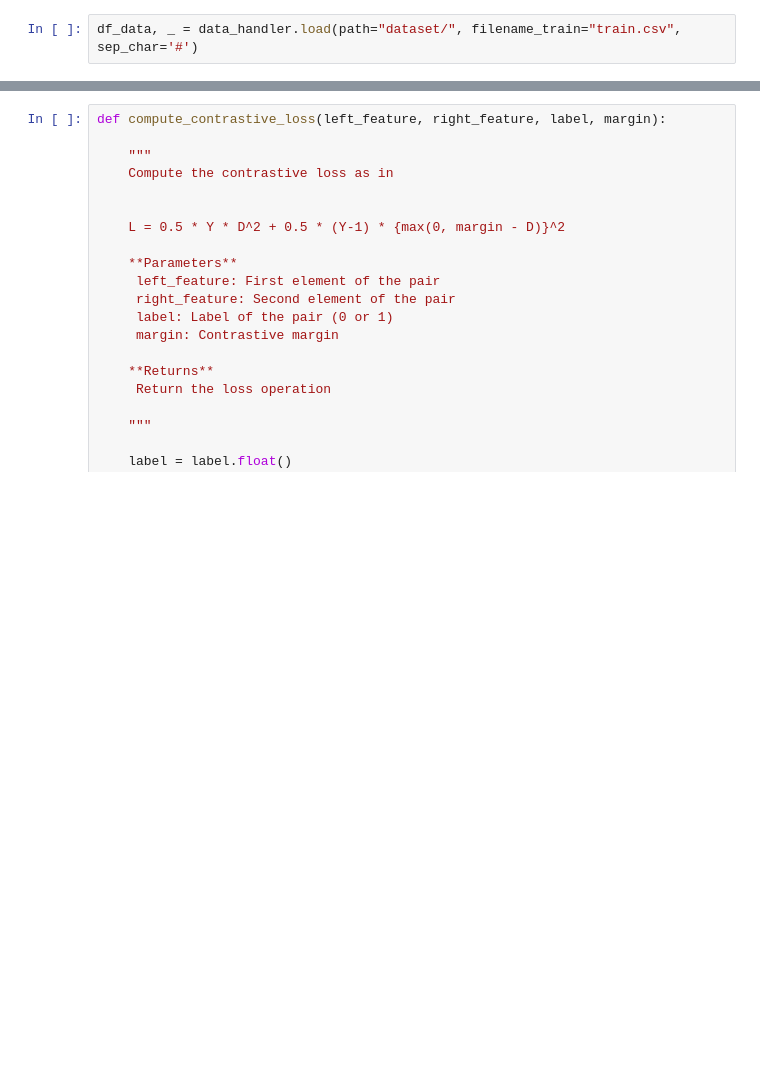
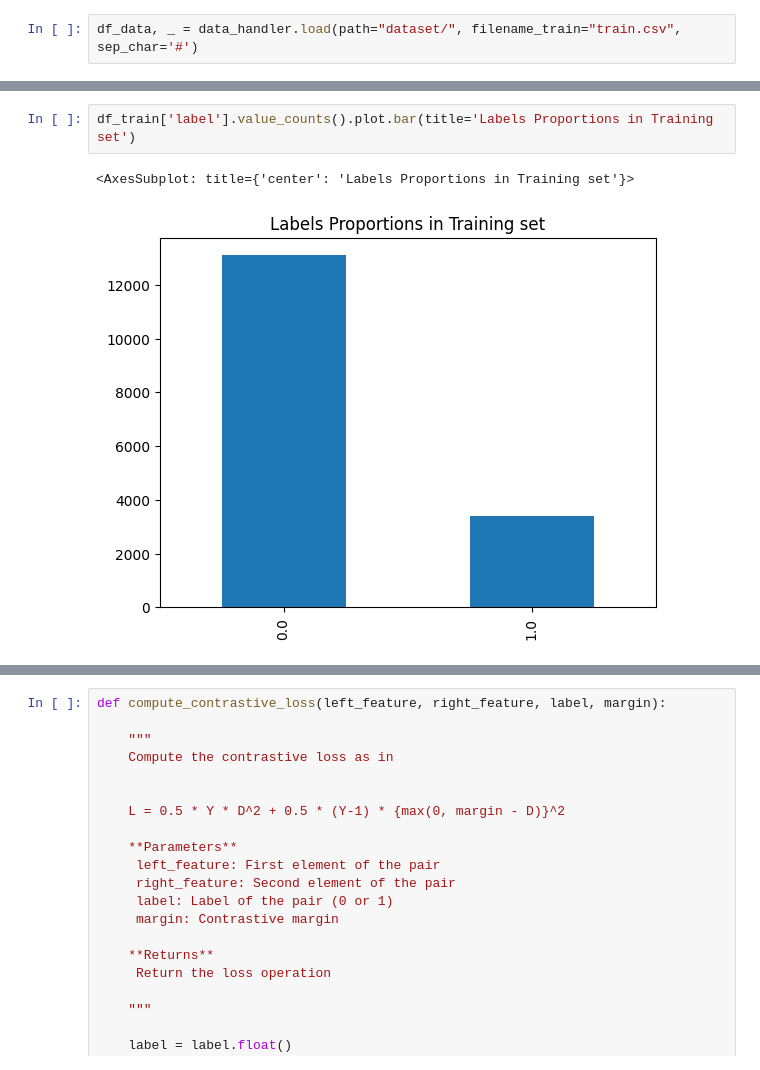
Before and after one commit to mmc185/HLTKeyPointAnalysis, a Jupyter notebook: main.ipynb, the cells around one changed output, grey strips where cells are left out. Cells and saved outputs as stored; diff of their text form; blank space fills up the shorter version.

```diff
--- a/main.ipynb
+++ b/main.ipynb
@@ -45,0 +88,5 @@ memory usage: 387.0+ KB
+# %%
+df_train['label'].value_counts().plot.bar(title='Labels Proportions in Training set')
+# %% [output]
+<AxesSubplot: title={'center': 'Labels Proportions in Training set'}>
+[figure, added]
```
Also changed, not shown: parts of 29 cells of this notebook, 1 other file.
